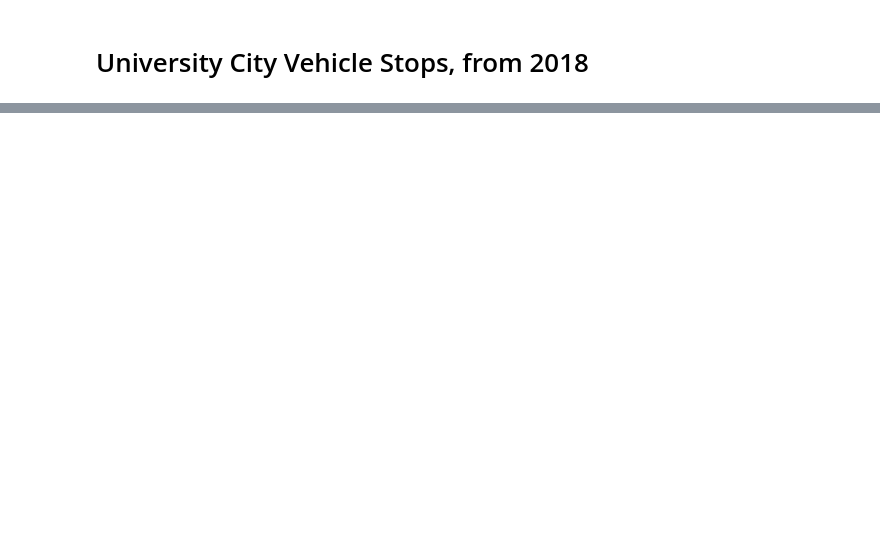
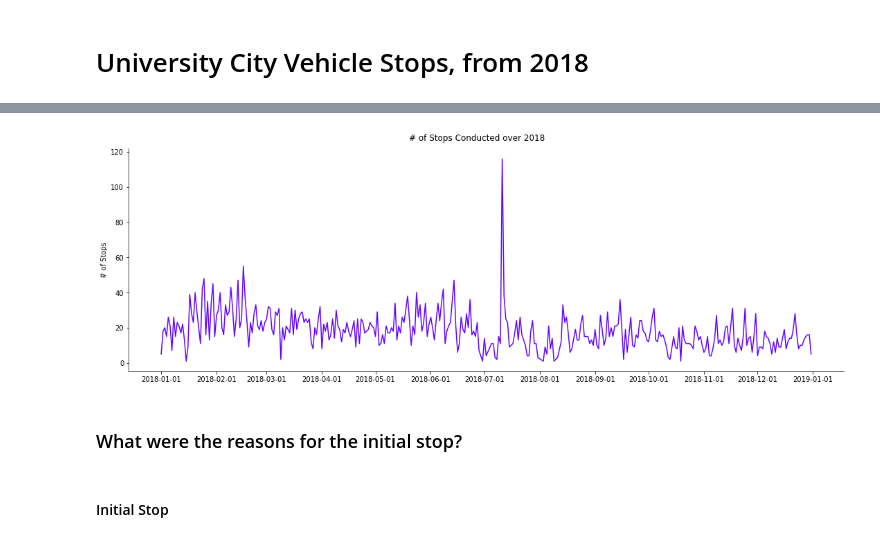
Before and after one commit to BHuesmann/u_city_2018_vehicle_stops, a Jupyter notebook: u_city_2018_vehicle_stops.ipynb, the cells around one changed output, grey strips where cells are left out. Drawn from its saved outputs; the diff is of its cells as text; code cells hidden in the pictures; blank space fills up the shorter version.

```diff
--- a/u_city_2018_vehicle_stops.ipynb
+++ b/u_city_2018_vehicle_stops.ipynb
@@ -29,0 +18,21 @@ data.head()
+# %%
+#Droping NaN columns from the raw data, adding how modifier to not lose relevant data
+data.dropna(axis=1, how='all', inplace=True)
+
+#Dropping columns by name was raising errors, so checking why
+# Commenting out for brevity of the Notebook
+# print(data.columns)
+
+#Verifying column has the same values for every row, making it irrelevant
+data['ORI'].nunique()
+data.drop(columns=['ORI', ' DSN', ' SEQ_NO', ' EVENT_NO', ' ENTER_DATE', ' ENTER_TIME', ' ENTER_ACID', \
+                   ' LAST_UPDATE_DATE', ' LAST_UPDATE_TIME', ' LAST_UPDATE_ACID', ' SECOND_DSN', ' STATUS_CODE'], \
+                  inplace=True)
+
+#Dropping last 30 or so columns that don't contain any relevant data
+data.drop(columns=[col for col in data.columns if 'Unnamed' in col], inplace=True)
+
+#Re-inspecting to ensure the columns were dropped
+# Commenting out for brevity of the Notebook
+# data.info()
+display(data.head())
@@ -29,0 +151,7 @@ data.head()
+# %%
+#Obtaining a count per day of stops initiated
+date_count = data[' STOP_DATE'].value_counts()
+
+#Converting counts to a more visually appealing DataFrame
+date_df = pd.DataFrame({'# of Stops': date_count})
+display(date_df)
@@ -29,0 +172,20 @@ data.head()
+# %%
+date_fig = sns.relplot(x=date_df.index,
+                       y='# of Stops',
+                       data=date_df,
+                       kind='line',
+                       color='#6403ff',
+                       aspect=3)
+date_fig.fig.suptitle("# of Stops Conducted over 2018", y=1.03)
+
+#Creating list to set x-tick marks to something more readable
+beg_month = ['2018-01', '2018-02', '2018-03', '2018-04', '2018-05', '2018-06', '2018-07', '2018-08', '2018-09', \
+            '2018-10', '2018-11', '2018-12', '2019-01']
+date_fig.set(xticks=beg_month)
+plt.show()
+# %% [output]
+[figure, added]
+# %% [markdown]
+### What were the reasons for the initial stop?
+# %% [markdown]
+#### Initial Stop
```
Also changed, not shown: parts of 19 cells of this notebook.
